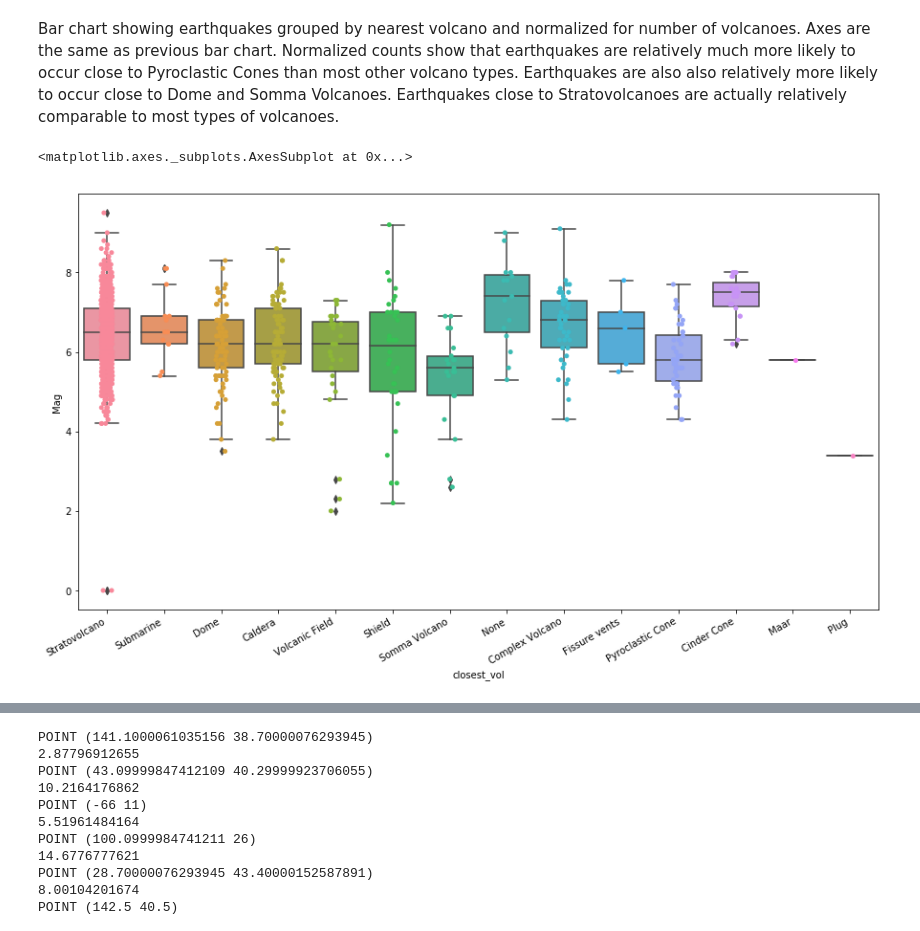
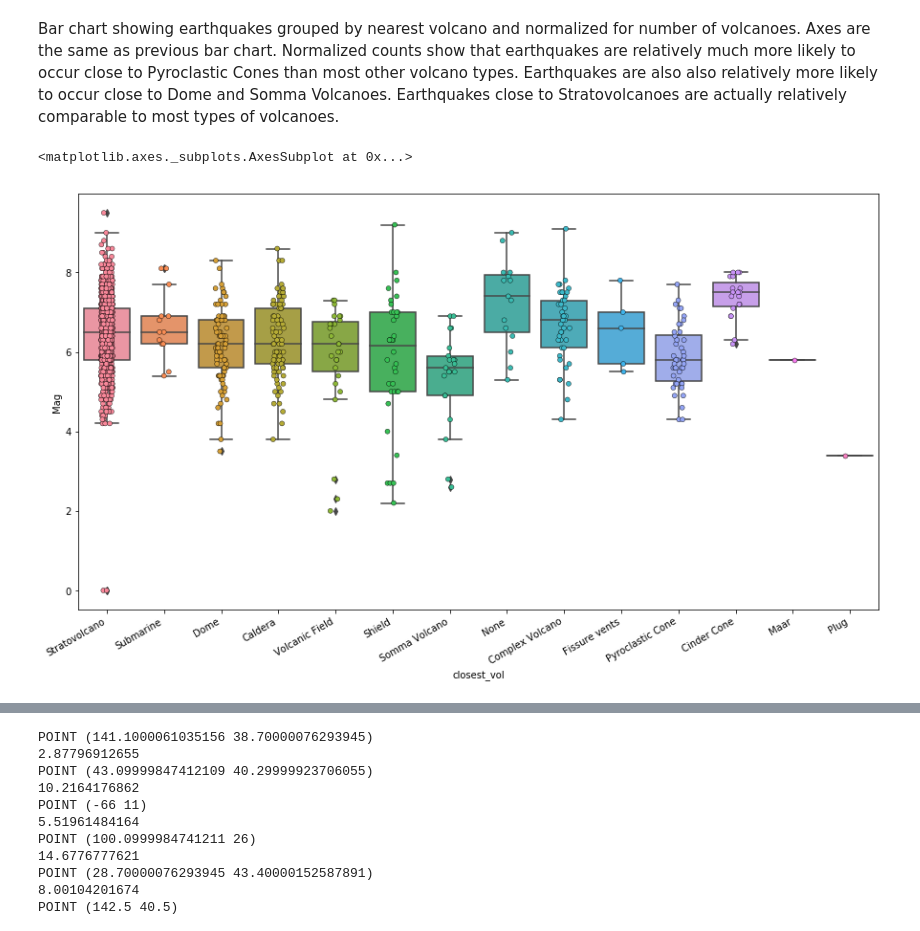
Before and after one commit to smitamisra/StrikingRobo_Earthquakes, a Jupyter notebook: Refactor1-MRCopy.ipynb, the cells around one changed output, grey strips where cells are left out. Drawn from its saved outputs; the diff is of its cells as text; code cells hidden in the pictures.

```diff
--- a/Refactor1-MRCopy.ipynb
+++ b/Refactor1-MRCopy.ipynb
@@ -533,10 +614,10 @@ Bar chart showing earthquakes grouped by nearest volcano and normalized for numb
 # %%
 # Strip plot showing correlations between Magnitude and the Closest Volcano
 plt.figure(figsize=(15,8))
 
-sp = sns.stripplot(x="closest_vol", y="Mag", data=quake_vol_dist, jitter=True)
+sp = sns.stripplot(x="closest_vol", y="Mag", data=quake_vol_dist, jitter=True, edgecolor="black", linewidth=0.4)
 sp.set_xticklabels(labels=quake_vol_dist["closest_vol"].unique(), rotation=30, ha="right")
 sns.boxplot(x="closest_vol", y="Mag", data=quake_vol_dist)
 # %% [output]
 <matplotlib.axes._subplots.AxesSubplot at 0x...>
-[figure, old version]
+[figure, new version]
```
Also changed, not shown: parts of 23 cells of this notebook.
